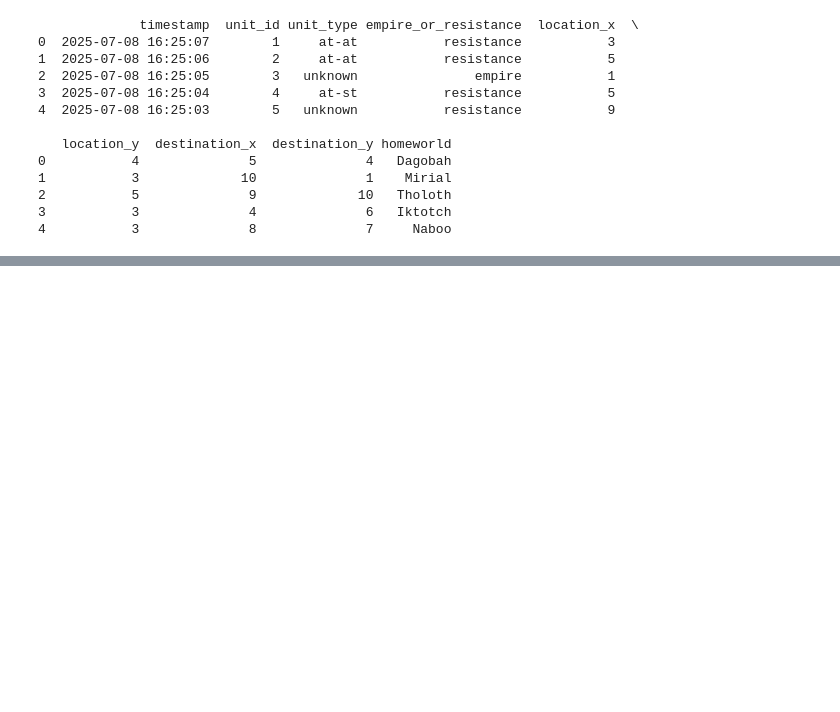
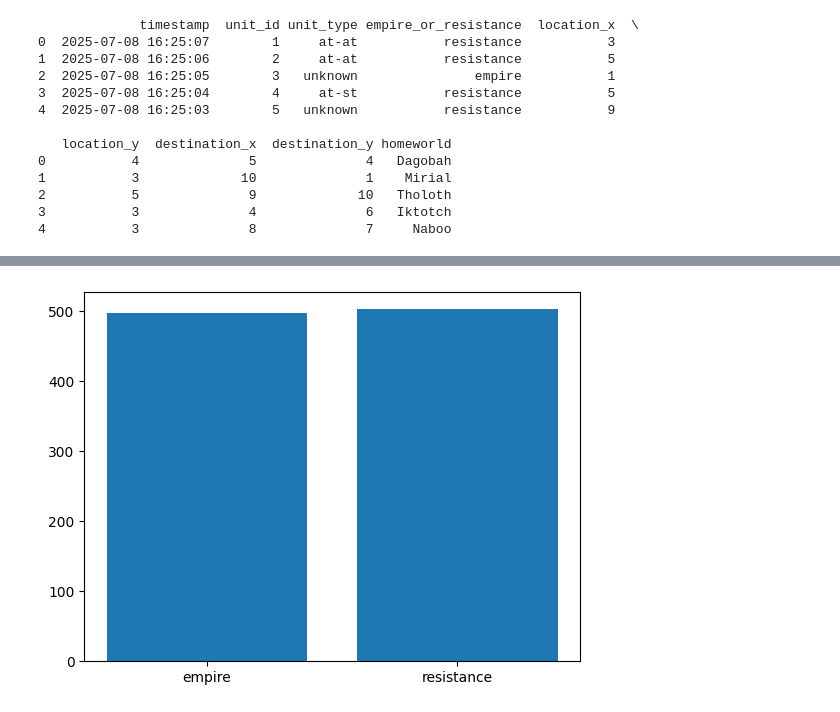
Before and after one commit to PatrickHemingway/StarwarsProj3, a Jupyter notebook: model.ipynb, the cells around one changed output, grey strips where cells are left out. Saved outputs shown, nothing was run; the diff lists cells and outputs as text; code cells hidden in the pictures; blank space fills up the shorter version.

```diff
--- a/model.ipynb
+++ b/model.ipynb
@@ -27,2 +67,5 @@ print(df.head())
 # %%
 #NEW FEATURE: is_resistance, Bool based on empire_or_resistance
+
+df['is_resistance'] = df['empire_or_resistance'] == 'resistance'
+print(df['is_resistance'].head(),'\n', df['empire_or_resistance'].head())
@@ -38,0 +85,8 @@ print(df.head())
+# %%
+#empire vs resistance bar plot
+import matplotlib.pyplot as plt
+
+plt.bar(['empire','resistance'],[df['empire_or_resistance'].str.contains('empire', case=False).sum(),df['empire_or_resistance'].str.contains('resistance', case=False).sum()])
+plt.show()
+# %% [output]
+[figure, added]
```
Also changed, not shown: parts of 13 cells of this notebook, 1 other file.
